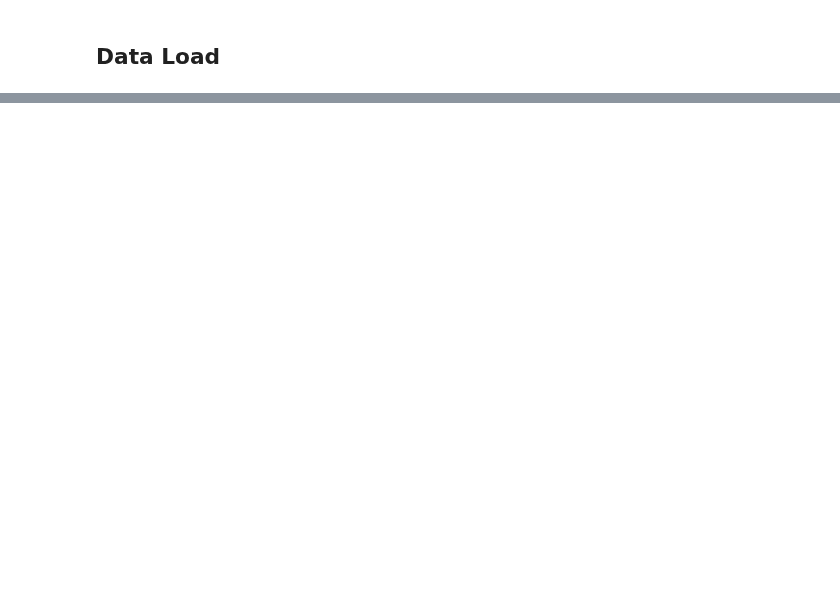
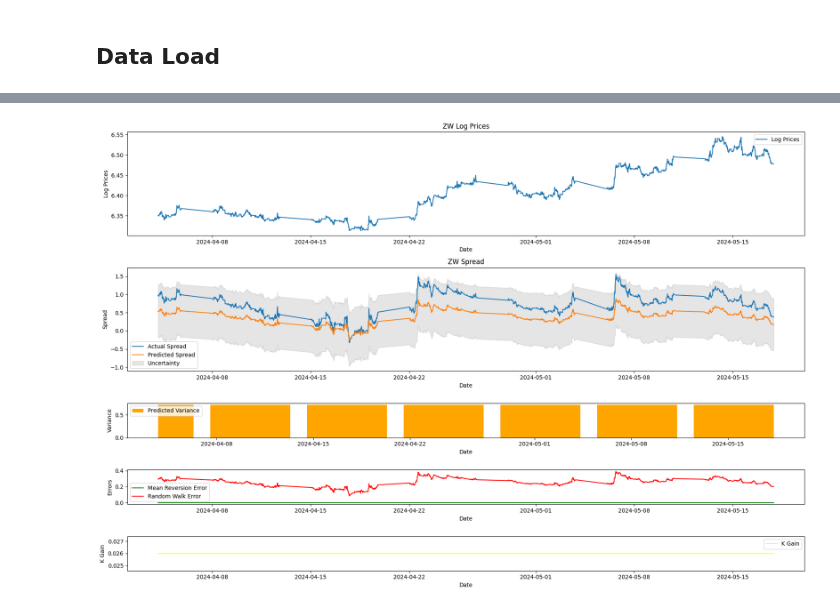
Before and after one commit to adamd1985/intra_day_futures_arb, a Jupyter notebook: ta_stat_model.ipynb, the cells around one changed output, grey strips where cells are left out. Saved outputs shown, nothing was run; the diff lists cells and outputs as text; code cells hidden in the pictures; blank space fills up the shorter version.

```diff
--- a/ta_stat_model.ipynb
+++ b/ta_stat_model.ipynb
@@ -243,0 +366,46 @@ plt.show()
+# %%
+# Plotting the results
+fig, (ax1, ax2, ax3, ax4, ax5) = plt.subplots(5, 1, gridspec_kw={'height_ratios': [3, 3, 1, 1, 1]}, figsize=(18, 12))
+
+# Log Prices
+ax1.plot(futs_df[f'{TARGET_FUT}_Close'].index[window:], np.log(futs_df[f'{TARGET_FUT}_Close'].iloc[window:]), label='Log Prices')
+ax1.legend()
+ax1.set_xlabel('Date')
+ax1.set_ylabel('Log Prices')
+ax1.set_title(f'{TARGET_FUT} Log Prices')
+
+# Actual vs Predicted Spread
+ax2.plot(spread.index[window:], spread[window:], label='Actual Spread')
+ax2.plot(spread.index[window:], predicted_spread, label='Predicted Spread')
+ax2.fill_between(spread.index[window:],
+                 np.array(predicted_spread) - np.sqrt(np.array(predicted_uncertainty)),
+                 np.array(predicted_spread) + np.sqrt(np.array(predicted_uncertainty)),
+                 color='gray', alpha=0.2, label='Uncertainty')
+ax2.legend()
+ax2.set_xlabel('Date')
+ax2.set_ylabel('Spread')
+ax2.set_title(f'{TARGET_FUT} Spread')
+
+# Predicted Variance
+ax3.bar(spread.index[window:], np.sqrt(predicted_uncertainty), label='Predicted Variance', color='orange')
+ax3.set_xlabel('Date')
+ax3.set_ylabel('Variance')
+ax3.legend()
+
+# Component
+ax4.plot(spread.index[window:], mean_reversion_errors, label='Mean Reversion Error', color='green')
+ax4.plot(spread.index[window:], random_walk_errors, label='Random Walk Error', color='red')
+ax4.set_xlabel('Date')
+ax4.set_ylabel('Errors')
+ax4.legend()
+
+# K Gain
+ax5.plot(spread.index[window:], kalman_gains, label='K Gain', color='yellow')
+ax5.set_xlabel('Date')
+ax5.set_ylabel('K Gain')
+ax5.legend()
+
+plt.tight_layout()
+plt.show()
+# %% [output]
+[figure, added]
```
Also changed, not shown: parts of 19 cells of this notebook, 27 other files.
